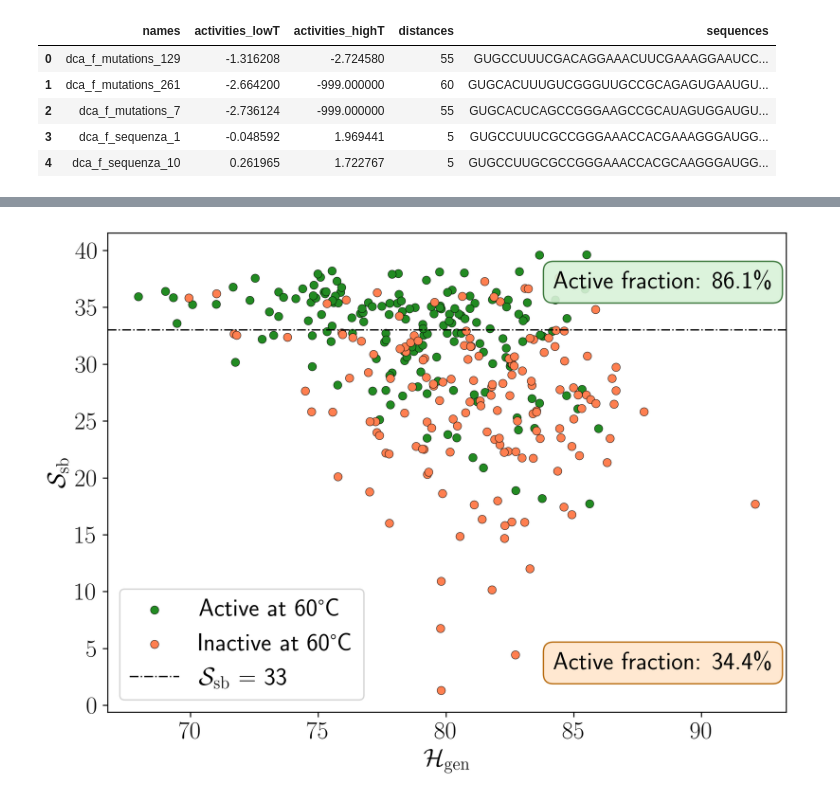
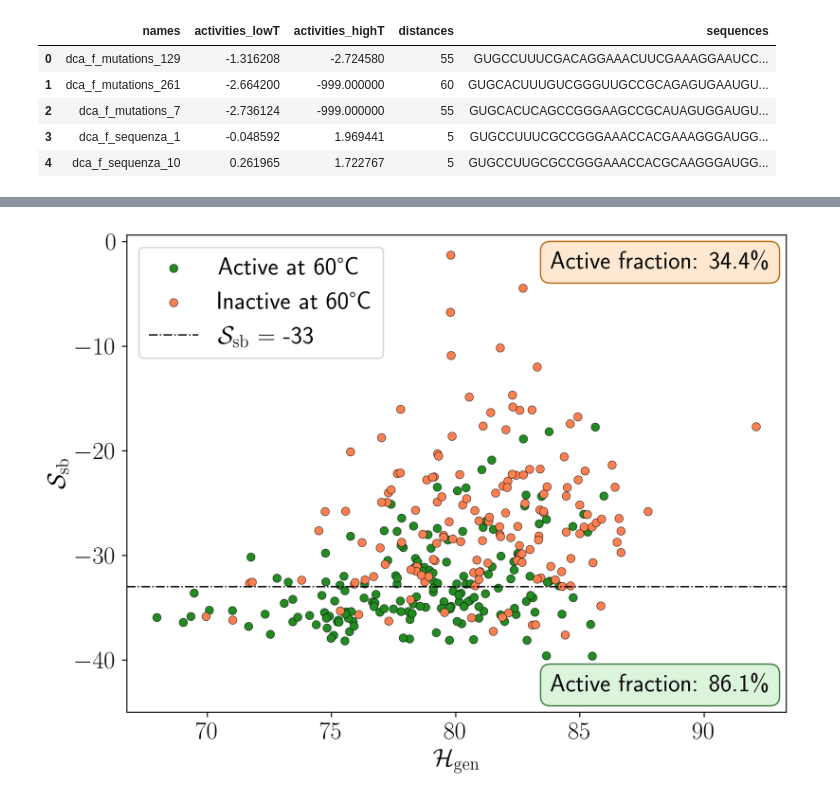
Before and after one commit to spqb/thermostable-ribozymes, a Jupyter notebook: lore/post_experiment_analysis/src/analysis_old_data.ipynb, the cells around one changed output, grey strips where cells are left out. Saved outputs shown, nothing was run; the diff lists cells and outputs as text; code cells hidden in the pictures.

```diff
--- a/lore/post_experiment_analysis/src/analysis_old_data.ipynb
+++ b/lore/post_experiment_analysis/src/analysis_old_data.ipynb
@@ -51,7 +51,7 @@ df.head()
 | 4 | dca_f_sequenza_10 | 0.261965 | 1.722767 | 5 | GUGCCUUGCGCCGGGAAACCACGCAAGGGAUGG... | 38.127976 |
 # %%
 import torch
-device = torch.device("mps")  # Use "cuda" if you have a compatible GPU, otherwise use "cpu"
+device = torch.device("cuda")  # Use "cuda" if you have a compatible GPU, otherwise use "cpu"
 dtype = torch.float32
 
 tokens = "ACGU-"
@@ -144,7 +144,7 @@ fig, ax = plt.subplots(figsize=(8, 6), dpi=300)
 # Scatter points by activity class.
 ax.scatter(
     plot_df.loc[active_mask, "dca_scores"],
-    plot_df.loc[active_mask, "sb_scores"],
+    -plot_df.loc[active_mask, "sb_scores"],
     c="forestgreen",
     label="Active at 60°C",
     alpha=1.0,
@@ -153,7 +153,7 @@ ax.scatter(
 )
 ax.scatter(
     plot_df.loc[~active_mask, "dca_scores"],
-    plot_df.loc[~active_mask, "sb_scores"],
+    -plot_df.loc[~active_mask, "sb_scores"],
     c="coral",
     label="Inactive at 60°C",
     alpha=1.0,
@@ -162,38 +162,39 @@ ax.scatter(
 )
 
 # Horizontal threshold line.
-ax.axhline(sb_threshold, color="black", linestyle="-.", linewidth=1.0, label=r"$\mathcal{S}_\mathrm{sb}$" + f" = {sb_threshold}")
+ax.axhline(-sb_threshold, color="black", linestyle="-.", linewidth=1.0, label=r"$\mathcal{S}_\mathrm{sb}$" + f" = {-sb_threshold}")
 ax.legend()
 
 # Add two annotation boxes on the right side: one above and one below the threshold.
 above_text = f"Active fraction: {pct_active_above:.1f}\%"
 below_text = f"Active fraction: {pct_active_below:.1f}\%"
 
 ax.text(
-    0.98,
-    0.92,
+    0.975,
+    0.08,
     above_text,
     transform=ax.transAxes,
     va="top",
     ha="right",
     bbox=dict(boxstyle="round,pad=0.4", facecolor="#d9f2d9", edgecolor="#2f6f2f", alpha=0.9),
 )
 ax.text(
-    0.98,
-    0.08,
+    0.975,
+    0.92,
     below_text,
     transform=ax.transAxes,
     va="bottom",
     ha="right",
     bbox=dict(boxstyle="round,pad=0.4", facecolor="#ffe6cc", edgecolor="#b36200", alpha=0.9),
 )
 
 ax.set_xlabel(r"$\mathcal{H}_\mathrm{gen}$")
 ax.set_ylabel(r"$\mathcal{S}_\mathrm{sb}$")
+ax.set_ylim(-45)
 
 plt.tight_layout()
 plt.savefig("../../../results/Images/Group_I_intron/active_fractions_old_data.pdf")
 plt.savefig("../../../results/Images/Group_I_intron/active_fractions_old_data.png")
 plt.show()
 # %% [output]
-[figure, old version]
+[figure, new version]
```
Also changed, not shown: parts of 2 cells of this notebook, 13 other files.
